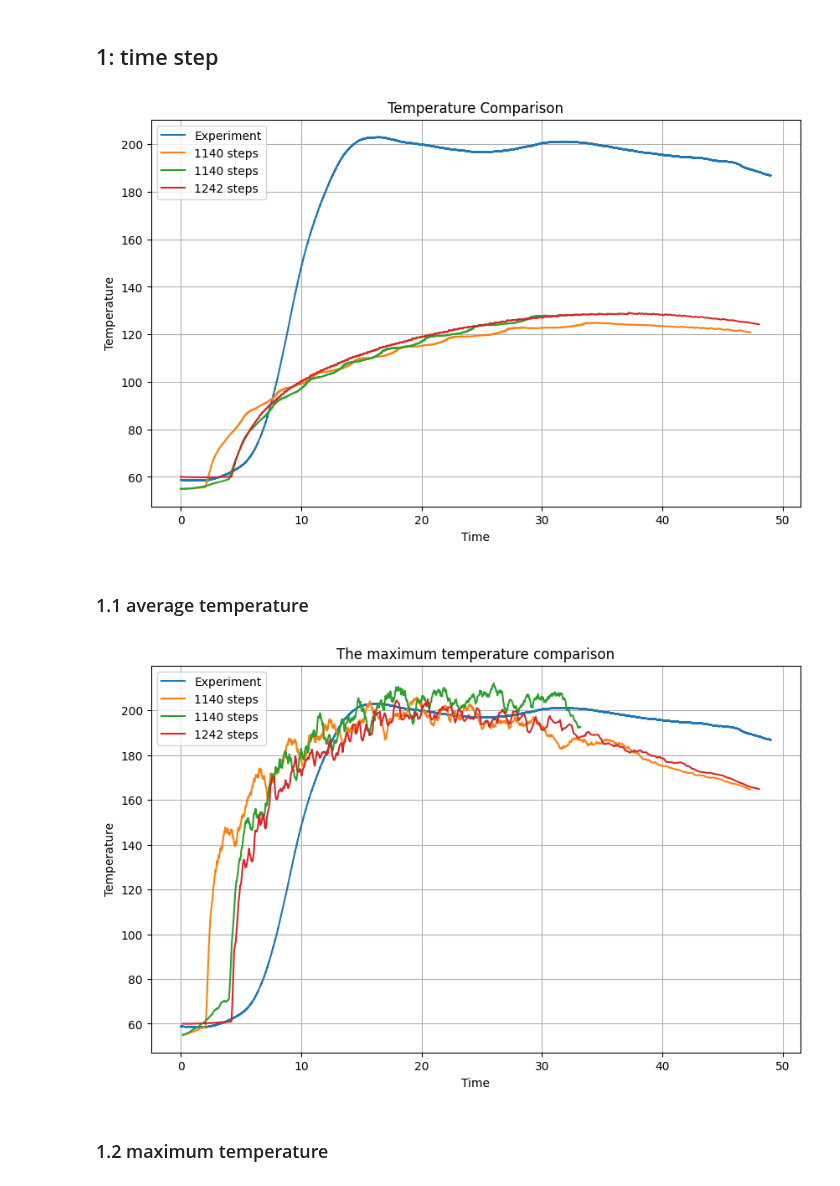
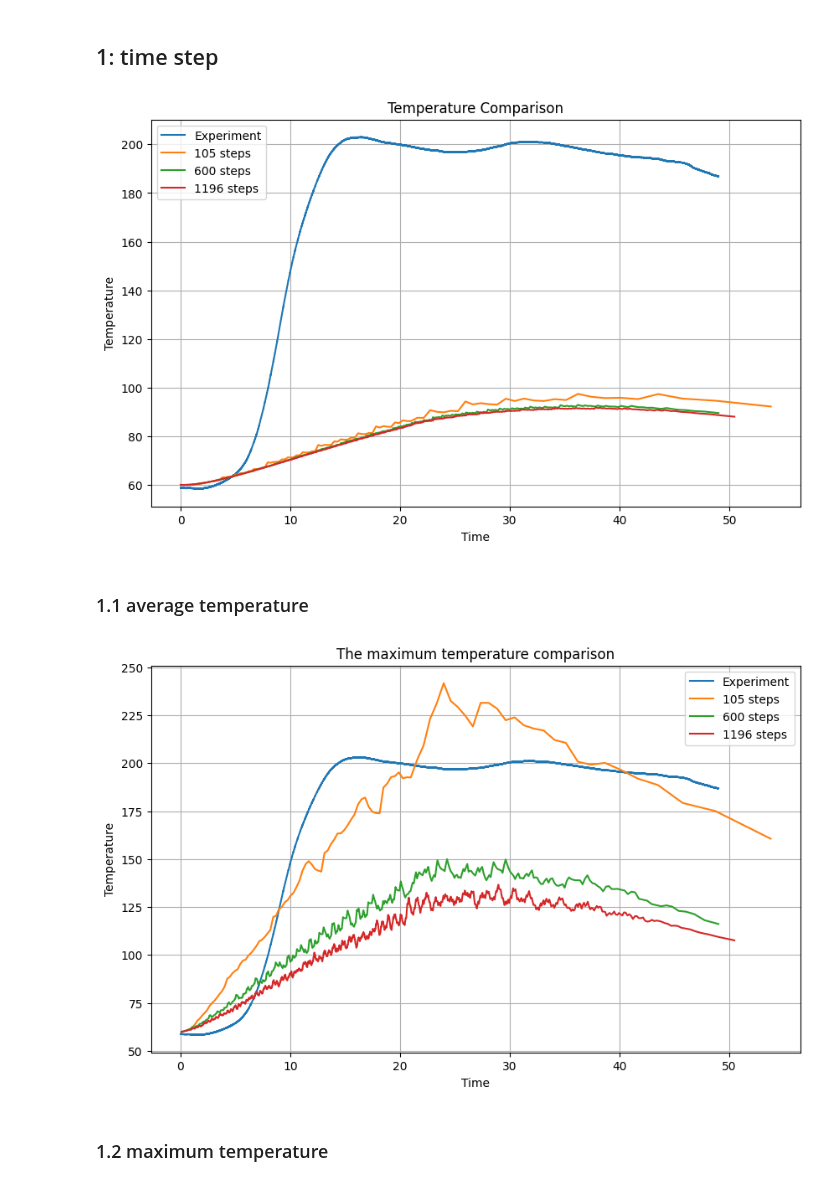
Before and after one commit to yanjun96/thermal_mechanics_fenicsx, a Jupyter notebook: Projecct/Data/new_pressure/data_analysis.ipynb, the cells around one changed output. Saved outputs shown, nothing was run; the diff lists cells and outputs as text; code cells hidden in the pictures.

Commit message:
new pressure

```diff
--- a/Projecct/Data/new_pressure/data_analysis.ipynb
+++ b/Projecct/Data/new_pressure/data_analysis.ipynb
@@ -9,8 +9,8 @@ import matplotlib.pyplot as plt
 import numpy as np
 
 # Source and destination directories
-source_dir = '/home/yanjun/Documents/FEM_results/new_pressure'
-destination_dir = '/home/yanjun/Documents/FEniCSx/Projecct/Data/new_pressure'
+source_dir = '/home/yanjun/Documents/FEM_results/new_pressure/time_step'
+destination_dir = '/home/yanjun/Documents/FEniCSx/Projecct/Data/new_pressure/time_step'
 
 # Function to collect CSV files recursively
 def collect_csv_files(directory):
@@ -69,7 +69,7 @@ plt.grid(True)
 plt.savefig('time_comparison.png')
 plt.show()
 # %% [output]
-[figure, old version]
+[figure, new version]
 # %% [markdown]
 ### 1.1 average temperature
 # %%
@@ -79,35 +79,35 @@ df1 = pd.read_csv('/home/yanjun/Documents/FEniCSx/Projecct/Data/experiment_resul
 T_e_ave = ( df1.iloc[:,1] + df1.iloc[:,3] + df1.iloc[:,5] ) /3
 num_total = len(T_e_ave)
 t_e = np.linspace (0, 49, num_total)
 plt.plot(t_e, T_e_ave, label= "Experiment")
 
 for csv_file in csv_files:
     # Read CSV file
     df = pd.read_csv(csv_file)
 
     # Extract data
     time_data = df.iloc[:, 1]  # Assuming time is in the second column (index 1)
     temperature_data = df.iloc[:, 3]  # Assuming temperature is in the third column (index 2)
 
-    average_temperature = temperature_data.rolling(window = 10).mean()
+    average_temperature = temperature_data.rolling(window = 5).mean()
 
     # Extract label from file name
     file_name = os.path.basename(csv_file)
     elements = extract_elements(file_name)
     label = f"{elements} steps"
 
     # Plot data
     plt.plot(time_data, average_temperature, label=label)
 
 plt.xlabel('Time')
 plt.ylabel('Temperature')
 plt.title('The maximum temperature comparison')
 plt.legend()
 plt.grid(True)
 #plt.savefig('temperature_comparison.png')
 plt.show()
 # %% [output]
-[figure, old version]
+[figure, new version]
 # %% [markdown]
 ### 1.2 maximum temperature
 # %% [markdown]
```
Also changed, not shown: parts of 2 cells of this notebook, 11 other files.
